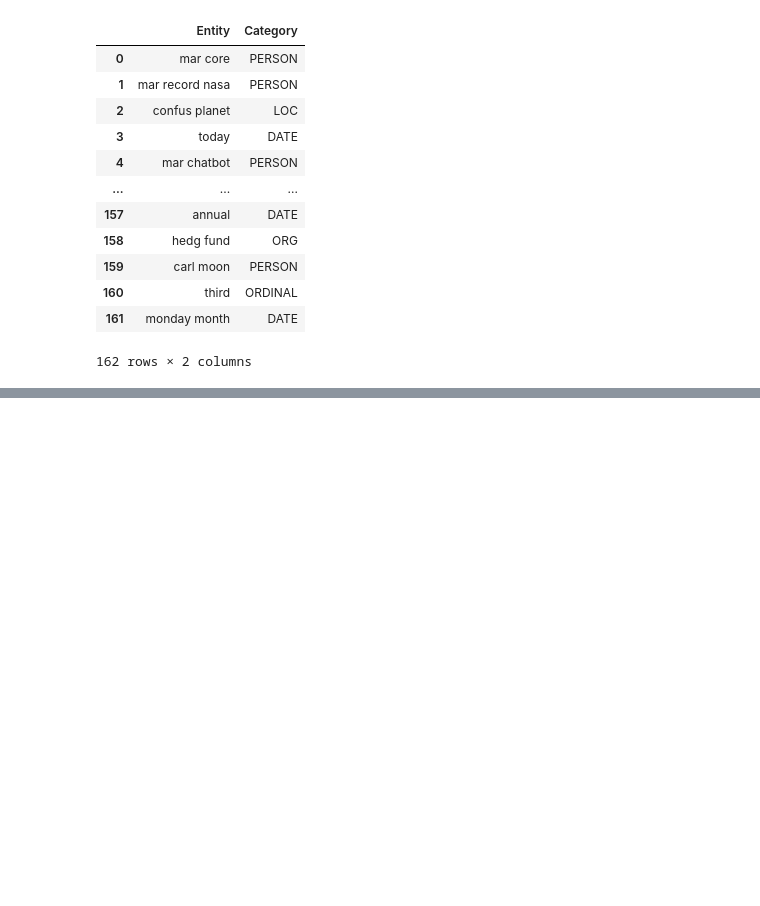
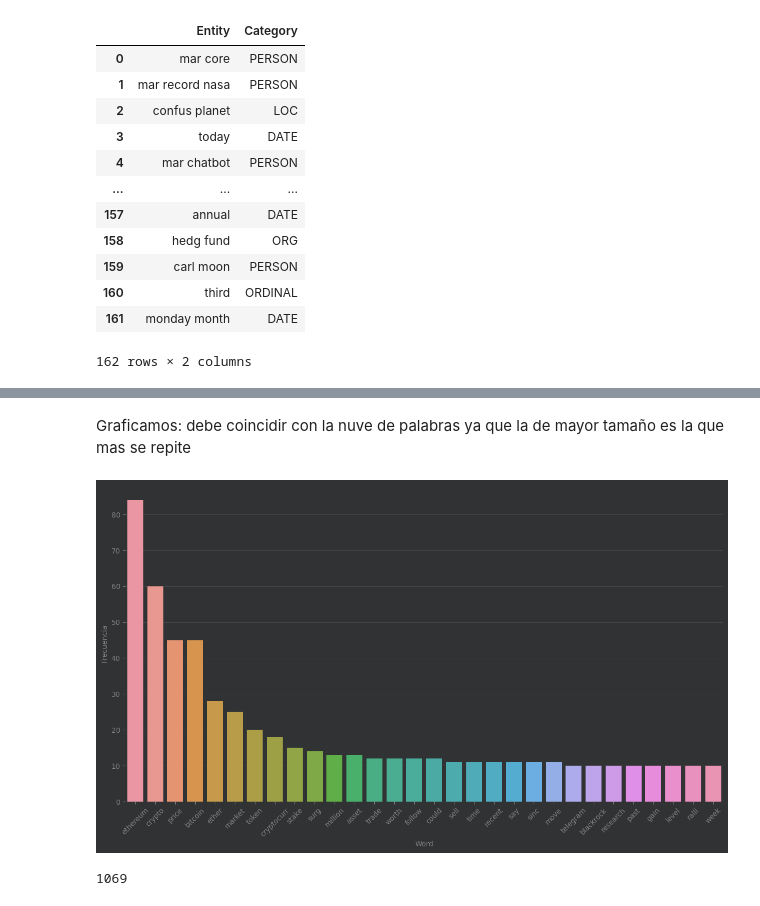
Before and after one commit to rodcordova/Deteccion-de-emociones, a Jupyter notebook: api_news_EDA.ipynb, the cells around one changed output, grey strips where cells are left out. Drawn from its saved outputs; the diff is of its cells as text; code cells hidden in the pictures; blank space fills up the shorter version.

```diff
--- a/api_news_EDA.ipynb
+++ b/api_news_EDA.ipynb
@@ -427,0 +441,3 @@ df_ner
+# %%
+df_frec=generate_frec(textoCompleto,False)
+df_frec
@@ -427,0 +458,15 @@ df_ner
+# %% [markdown]
+Graficamos: debe coincidir con  la nuve de palabras ya que la de mayor tamaño es la que mas se repite
+# %%
+plt.figure(figsize=(15,8))
+plot=sns.barplot(x=df_frec.iloc[:30].Word,y=df_frec.iloc[:30].Frecuencia)
+for item in plot.get_xticklabels():
+    item.set_rotation(45)
+
+plt.show()
+# %% [output]
+[figure, added]
+# %%
+df_frec.to_sql(name='frec_newsapi_btc', con=my_con, index=False, if_exists='replace')
+# %% [output]
+1069
```
Also changed, not shown: parts of 6 cells of this notebook, 3 other files.
